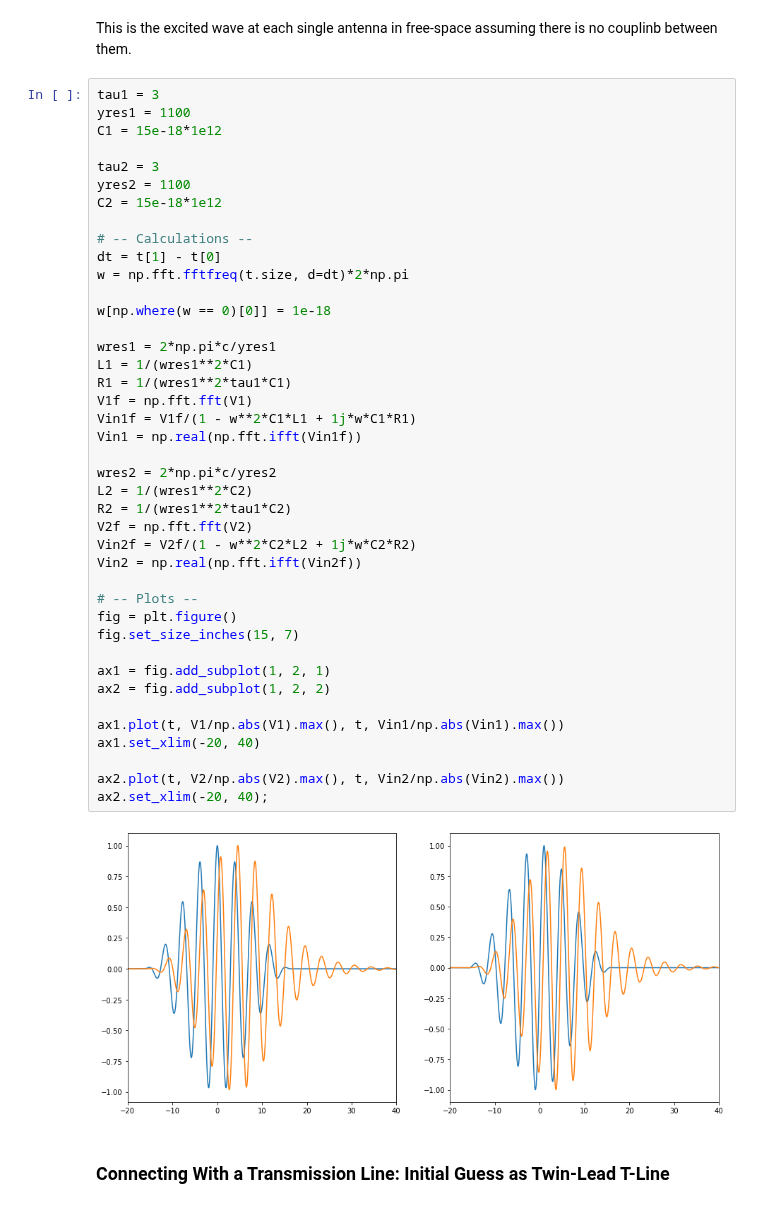
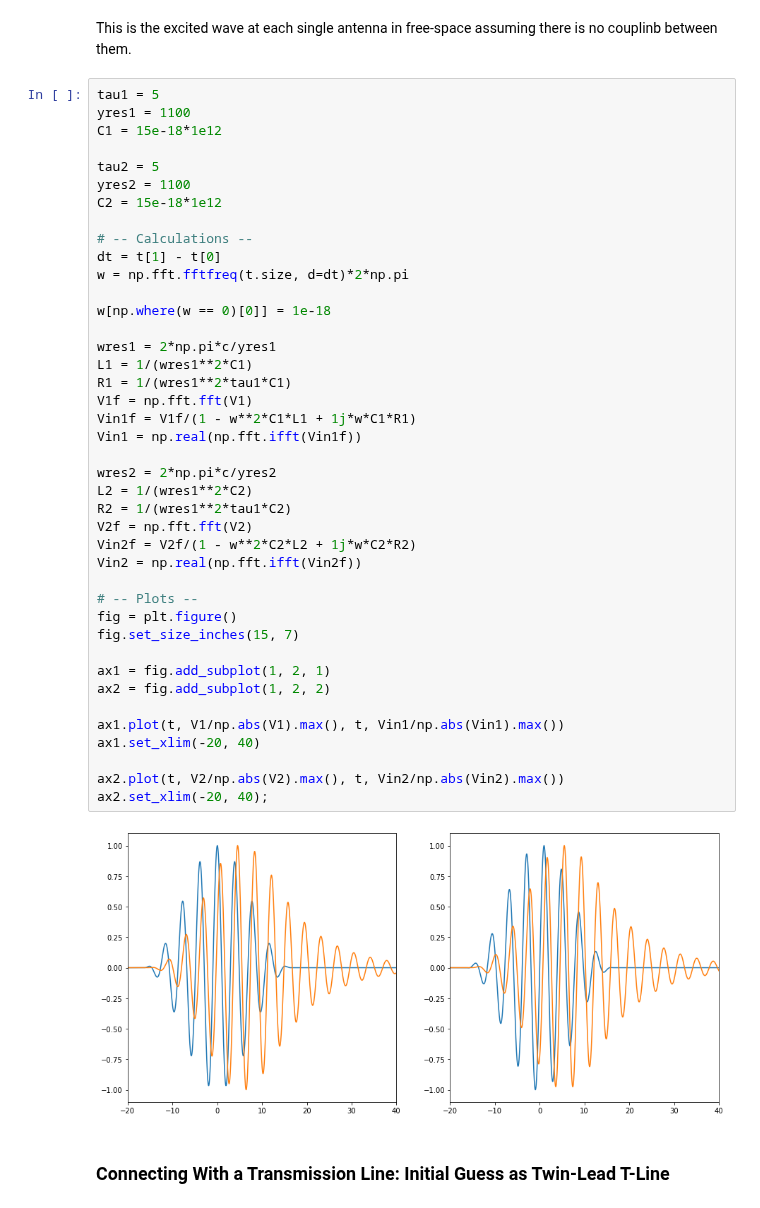
Before and after one commit to dkeathley/notes-to-self, a Jupyter notebook: _sources/NOTE-2022-11-27-coupled-oscillators/ipynb/note-coupled-electronic-oscillators.ipynb, the cells around one changed output. Saved outputs shown, nothing was run; the diff lists cells and outputs as text.

```diff
--- a/_sources/NOTE-2022-11-27-coupled-oscillators/ipynb/note-coupled-electronic-oscillators.ipynb
+++ b/_sources/NOTE-2022-11-27-coupled-oscillators/ipynb/note-coupled-electronic-oscillators.ipynb
@@ -339,11 +349,11 @@ plt.xlim(-40, 40);
 # %% [markdown]
 This is the excited wave at each single antenna in free-space assuming there is no couplinb between them.
 # %%
-tau1 = 3
+tau1 = 5
 yres1 = 1100
 C1 = 15e-18*1e12
 
-tau2 = 3
+tau2 = 5
 yres2 = 1100
 C2 = 15e-18*1e12
 
@@ -353,34 +363,34 @@ w = np.fft.fftfreq(t.size, d=dt)*2*np.pi
 
 w[np.where(w == 0)[0]] = 1e-18
 
 wres1 = 2*np.pi*c/yres1
 L1 = 1/(wres1**2*C1)
 R1 = 1/(wres1**2*tau1*C1)
 V1f = np.fft.fft(V1)
 Vin1f = V1f/(1 - w**2*C1*L1 + 1j*w*C1*R1)
 Vin1 = np.real(np.fft.ifft(Vin1f))
 
 wres2 = 2*np.pi*c/yres2
 L2 = 1/(wres1**2*C2)
 R2 = 1/(wres1**2*tau1*C2)
 V2f = np.fft.fft(V2)
 Vin2f = V2f/(1 - w**2*C2*L2 + 1j*w*C2*R2)
 Vin2 = np.real(np.fft.ifft(Vin2f))
 
 # -- Plots --
 fig = plt.figure()
 fig.set_size_inches(15, 7)
 
 ax1 = fig.add_subplot(1, 2, 1)
 ax2 = fig.add_subplot(1, 2, 2)
 
 ax1.plot(t, V1/np.abs(V1).max(), t, Vin1/np.abs(Vin1).max())
 ax1.set_xlim(-20, 40)
 
 ax2.plot(t, V2/np.abs(V2).max(), t, Vin2/np.abs(Vin2).max())
 ax2.set_xlim(-20, 40);
 # %% [output]
-[figure, old version]
+[figure, new version]
 # %% [markdown]
 ### Connecting With a Transmission Line: Initial Guess as Twin-Lead T-Line
 # %% [markdown]
```
Also changed, not shown: parts of 6 cells of this notebook, 9 other files.
